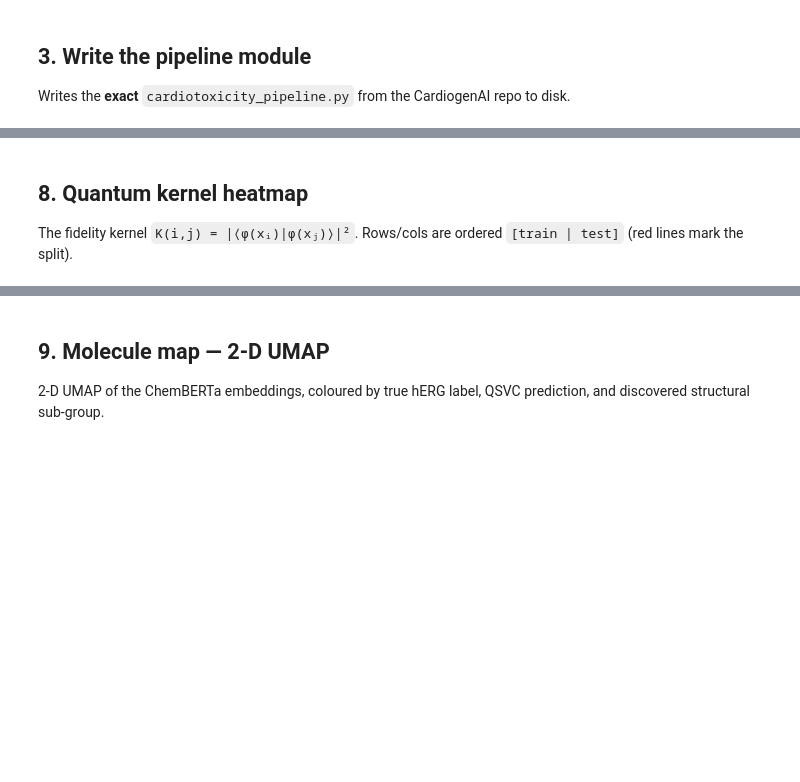
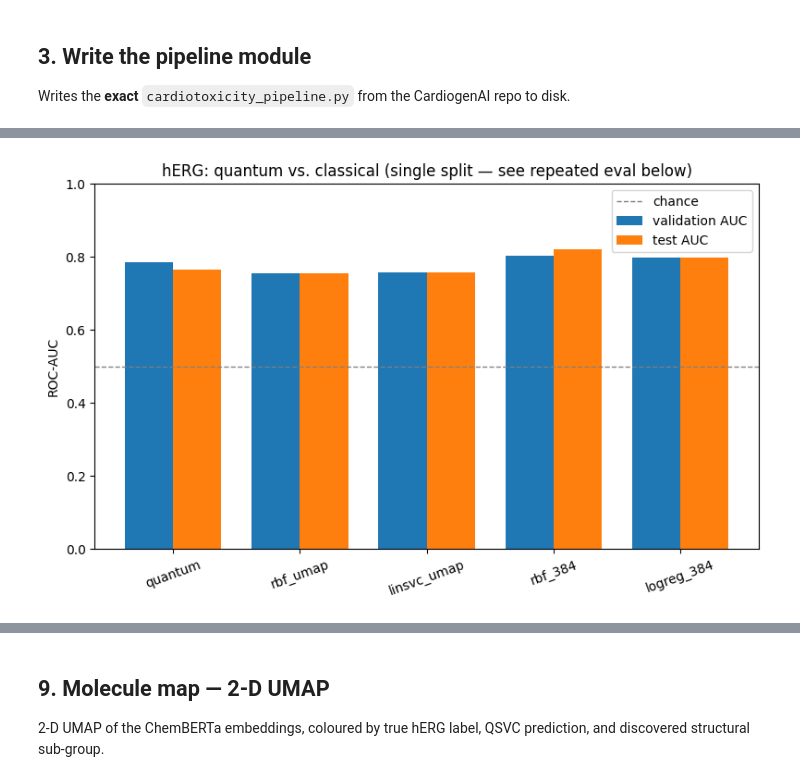
Before and after one commit to NewDetroit/cardiogenAI, a Jupyter notebook: cardiotoxicity_pipeline_colab.ipynb, the cells around one changed output, grey strips where cells are left out. Saved outputs shown, nothing was run; the diff lists cells and outputs as text; code cells hidden in the pictures; blank space fills up the shorter version.

```diff
--- a/cardiotoxicity_pipeline_colab.ipynb
+++ b/cardiotoxicity_pipeline_colab.ipynb
@@ -1081,7 +1365,9 @@ from cardiotoxicity_pipeline import (
     ToxicityPipeline, PipelineConfig, load_herg_dataset, print_report,
 )
 
-config = PipelineConfig(n_qubits=8, n_clusters=3, n_samples=800)
+# Defaults: projected 2-RDM kernel, reps=2, full entanglement, decoupled (alpha,beta),
+# supervised UMAP. Try compressor='pca' or umap_supervised=False to un-bias the front-end.
+config = PipelineConfig(n_qubits=10, n_clusters=3, n_samples=2000)
 np.random.seed(config.random_state); torch.manual_seed(config.random_state)
 
 LOCAL_CSV = ''   # e.g. 'herg.csv' if you uploaded your own; '' = use official TDC
@@ -1090,7 +1376,7 @@ if LOCAL_CSV and os.path.exists(LOCAL_CSV):
         local_path=LOCAL_CSV, n_samples=config.n_samples, random_state=config.random_state)
 else:
     smiles, labels, names = load_herg_dataset(
-        source='tdc', tdc_name='herg_karim',
+        source='tdc', tdc_name='herg_central', tdc_label_name='hERG_inhib',
         n_samples=config.n_samples, random_state=config.random_state)
 print(f'working set: {len(smiles)} molecules | '
       f'blockers={int(labels.sum())}  non-blockers={int((labels==0).sum())}')
@@ -1114,22 +1445,18 @@ embeddings (cross-validated on the training set).
 # %%
 import matplotlib.pyplot as plt
 
-names_m = ['quantum\nQSVC'] + [k for k in result.baseline]
-cv_means = [result.cv_auc_mean] + [result.baseline[k]['cv_auc_mean'] for k in result.baseline]
-cv_stds  = [result.cv_auc_std]  + [result.baseline[k]['cv_auc_std']  for k in result.baseline]
+names_m = ['quantum'] + [k for k in result.baseline]
+val_auc  = [result.cv_auc_mean] + [result.baseline[k]['cv_auc_mean'] for k in result.baseline]
 test_auc = [result.roc_auc]     + [result.baseline[k]['test_auc']    for k in result.baseline]
 
 x = np.arange(len(names_m)); w = 0.38
 fig, ax = plt.subplots(figsize=(8, 5))
-ax.bar(x - w/2, cv_means, w, yerr=cv_stds, capsize=4, label='train CV AUC')
+ax.bar(x - w/2, val_auc,  w, label='validation AUC')
 ax.bar(x + w/2, test_auc, w, label='test AUC')
 ax.axhline(0.5, ls='--', c='grey', lw=1, label='chance')
-ax.set_xticks(x); ax.set_xticklabels(names_m)
+ax.set_xticks(x); ax.set_xticklabels(names_m, rotation=20)
 ax.set_ylabel('ROC-AUC'); ax.set_ylim(0, 1)
-ax.set_title('hERG cardiotoxicity: quantum vs. classical'); ax.legend()
-plt.tight_layout(); plt.show()
+ax.set_title('hERG: quantum vs. classical (single split — see repeated eval below)')
+ax.legend(); plt.tight_layout(); plt.show()
+# %% [output]
+[figure, added]
-# %% [markdown]
-## 8. Quantum kernel heatmap
-
-The fidelity kernel `K(i,j) = |⟨φ(xᵢ)|φ(xⱼ)⟩|²`. Rows/cols are ordered `[train | test]`
-(red lines mark the split).
```
Also changed, not shown: parts of 24 cells of this notebook, 2 other files.
